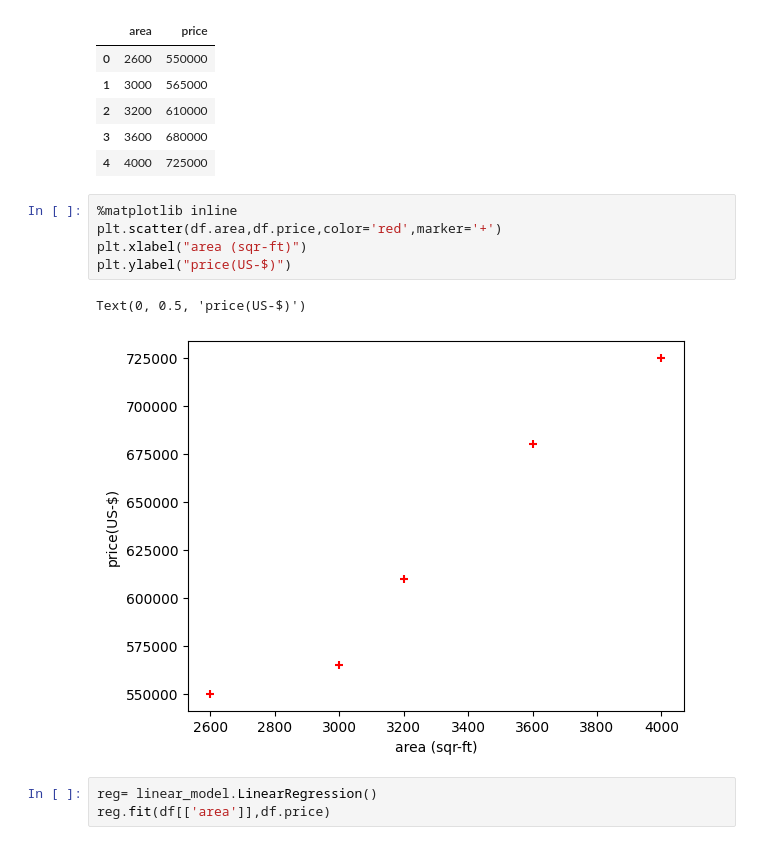
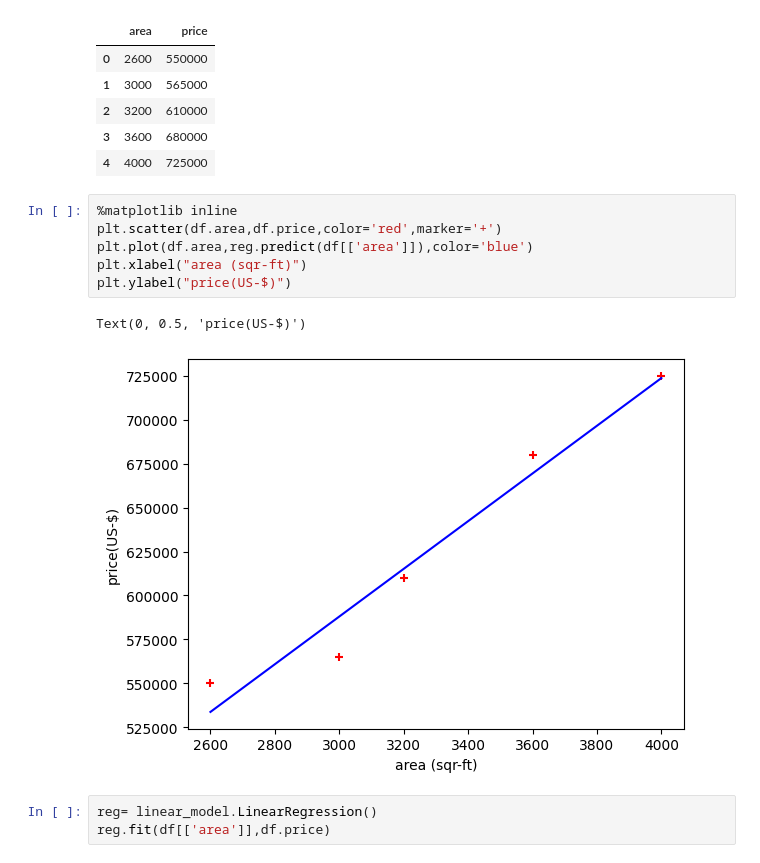
Before and after one commit to vibhuti0/Home-prediction-model-linear, a Jupyter notebook: prediction.ipynb, the cells around one changed output. Saved outputs shown, nothing was run; the diff lists cells and outputs as text.

```diff
--- a/prediction.ipynb
+++ b/prediction.ipynb
@@ -16,11 +16,12 @@ df
 # %%
 %matplotlib inline
 plt.scatter(df.area,df.price,color='red',marker='+')
+plt.plot(df.area,reg.predict(df[['area']]),color='blue')
 plt.xlabel("area (sqr-ft)")
 plt.ylabel("price(US-$)")
 # %% [output]
 Text(0, 0.5, 'price(US-$)')
-[figure, old version]
+[figure, new version]
 # %%
 reg= linear_model.LinearRegression()
 reg.fit(df[['area']],df.price)
```
Also changed, not shown: parts of 5 cells of this notebook.
